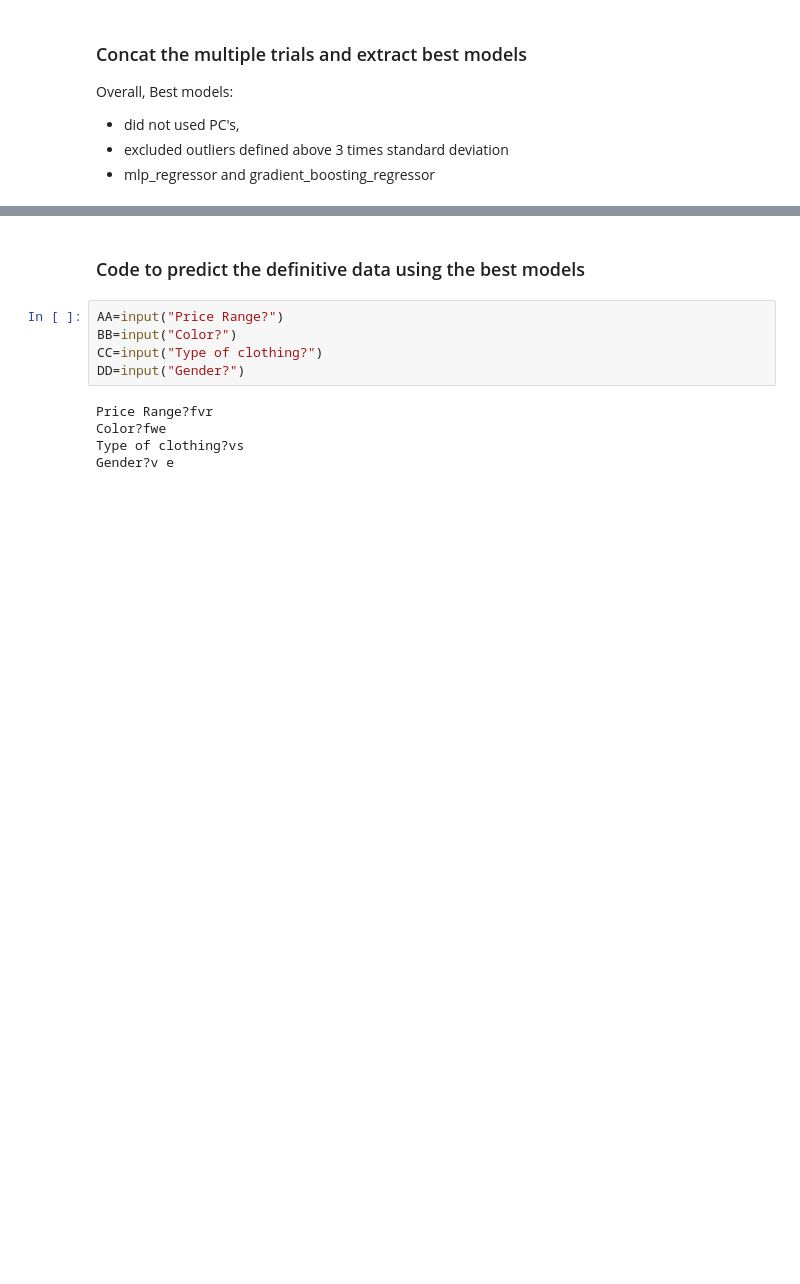
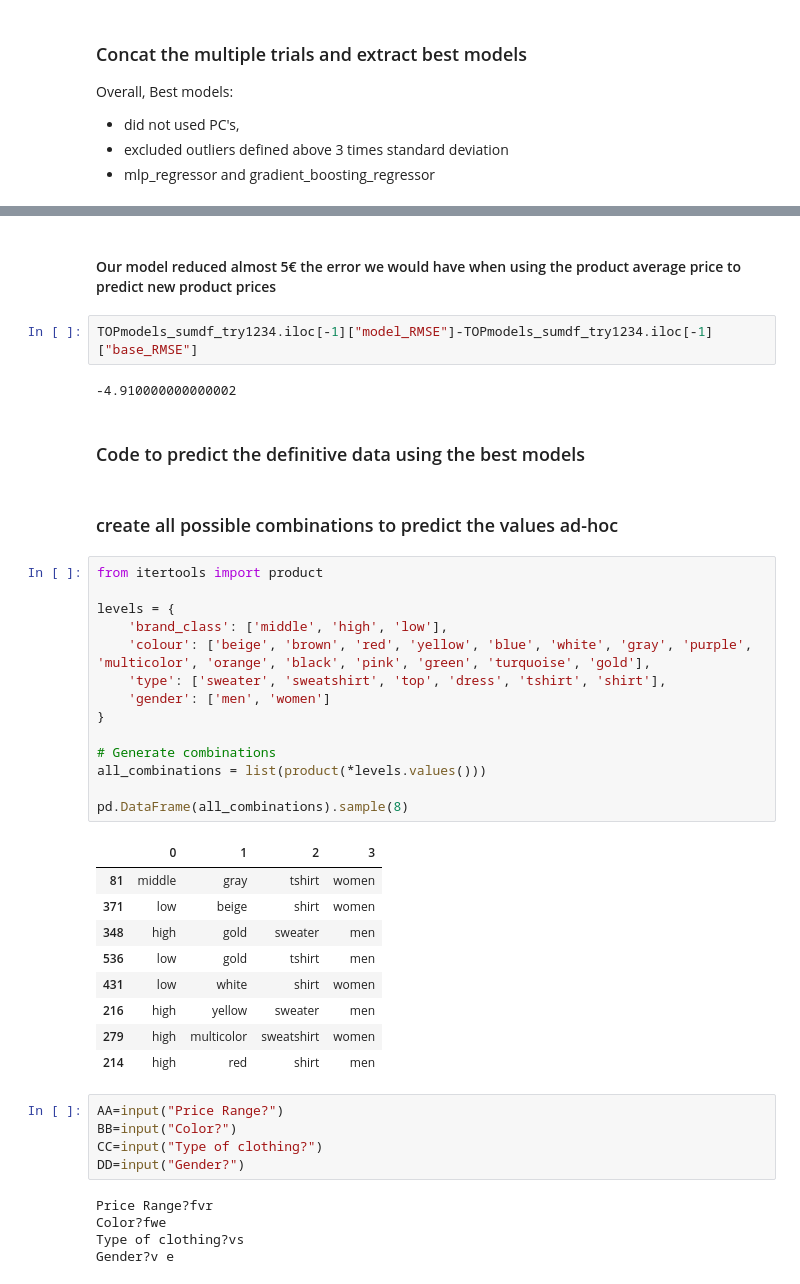
Before and after one commit to maluque/COLOURS_in_NUMBERS, a Jupyter notebook: notebooks/9.clothes_ML.ipynb, the cells around one changed output, grey strips where cells are left out. Saved outputs shown, nothing was run; the diff lists cells and outputs as text; blank space fills up the shorter version.

```diff
--- a/notebooks/9.clothes_ML.ipynb
+++ b/notebooks/9.clothes_ML.ipynb
@@ -592,5 +637,37 @@ dtype: int64
+# %% [markdown]
+#### Our model reduced almost 5€ the error we would have when using the product average price to predict new product prices
+# %%
+TOPmodels_sumdf_try1234.iloc[-1]["model_RMSE"]-TOPmodels_sumdf_try1234.iloc[-1]["base_RMSE"]
+# %% [output]
+-4.910000000000002
 # %% [markdown]
 ### Code to predict the definitive data using the best models
+# %% [markdown]
+### create all possible combinations to predict the values ad-hoc
+# %%
+from itertools import product
+
+levels = {
+    'brand_class': ['middle', 'high', 'low'],
+    'colour': ['beige', 'brown', 'red', 'yellow', 'blue', 'white', 'gray', 'purple', 'multicolor', 'orange', 'black', 'pink', 'green', 'turquoise', 'gold'],
+    'type': ['sweater', 'sweatshirt', 'top', 'dress', 'tshirt', 'shirt'],
+    'gender': ['men', 'women']
+}
+
+# Generate combinations
+all_combinations = list(product(*levels.values()))
+
+pd.DataFrame(all_combinations).sample(8)
+# %% [output]
+|  | 0 | 1 | 2 | 3 |
+| 81 | middle | gray | tshirt | women |
+| 371 | low | beige | shirt | women |
+| 348 | high | gold | sweater | men |
+| 536 | low | gold | tshirt | men |
+| 431 | low | white | shirt | women |
+| 216 | high | yellow | sweater | men |
+| 279 | high | multicolor | sweatshirt | women |
+| 214 | high | red | shirt | men |
 # %%
 AA=input("Price Range?")
 BB=input("Color?")
```
Also changed, not shown: parts of 42 cells of this notebook, 11 other files.
